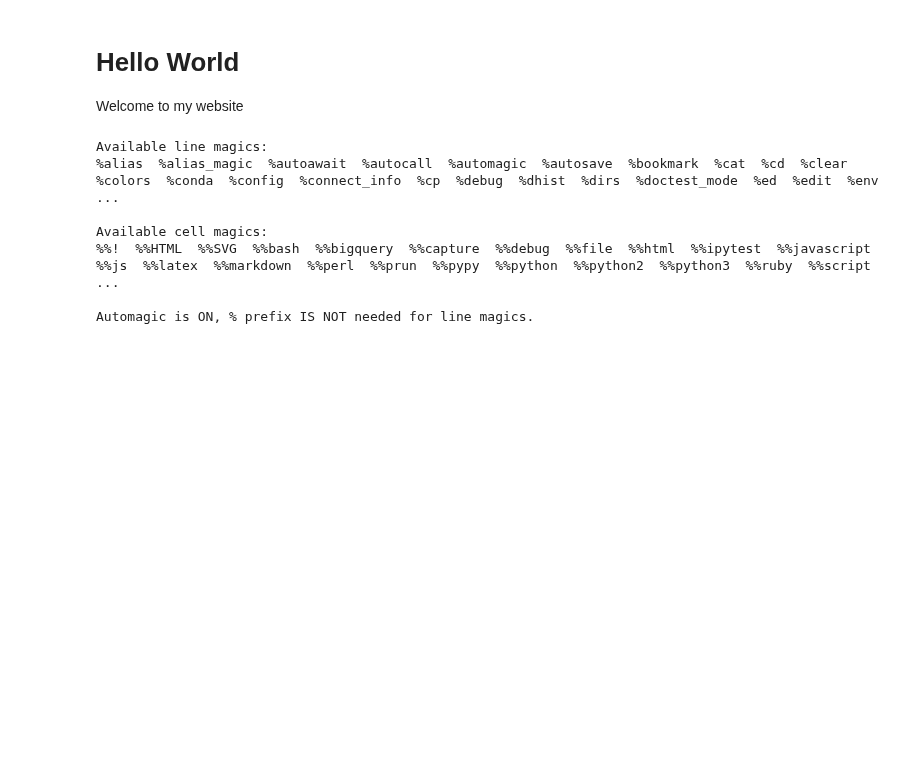
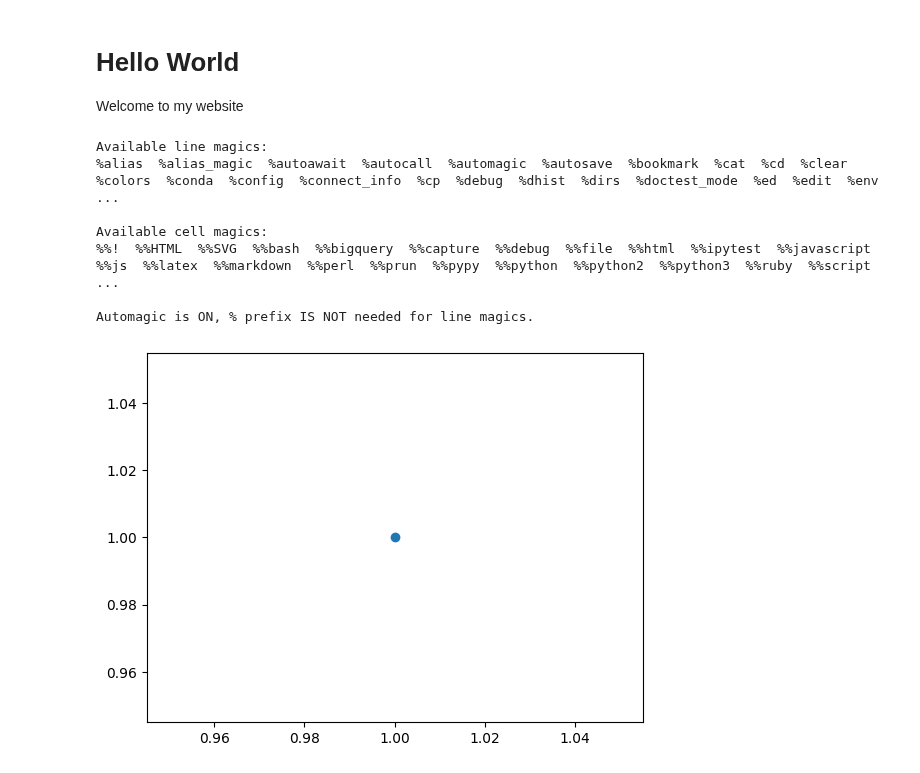
Before and after one commit to JarekMaleszyk/data-science-project-sandbox, a Jupyter notebook: numpy_advanced.ipynb, the cells around one changed output. Drawn from its saved outputs; the diff is of its cells as text; code cells hidden in the pictures; blank space fills up the shorter version.

```diff
--- a/numpy_advanced.ipynb
+++ b/numpy_advanced.ipynb
@@ -494,0 +499,4 @@ Automagic is ON, % prefix IS NOT needed for line magics.
+# %%
+plt.scatter(1, 1);
+# %% [output]
+[figure, added]
```
Also changed, not shown: parts of 2 cells of this notebook.
